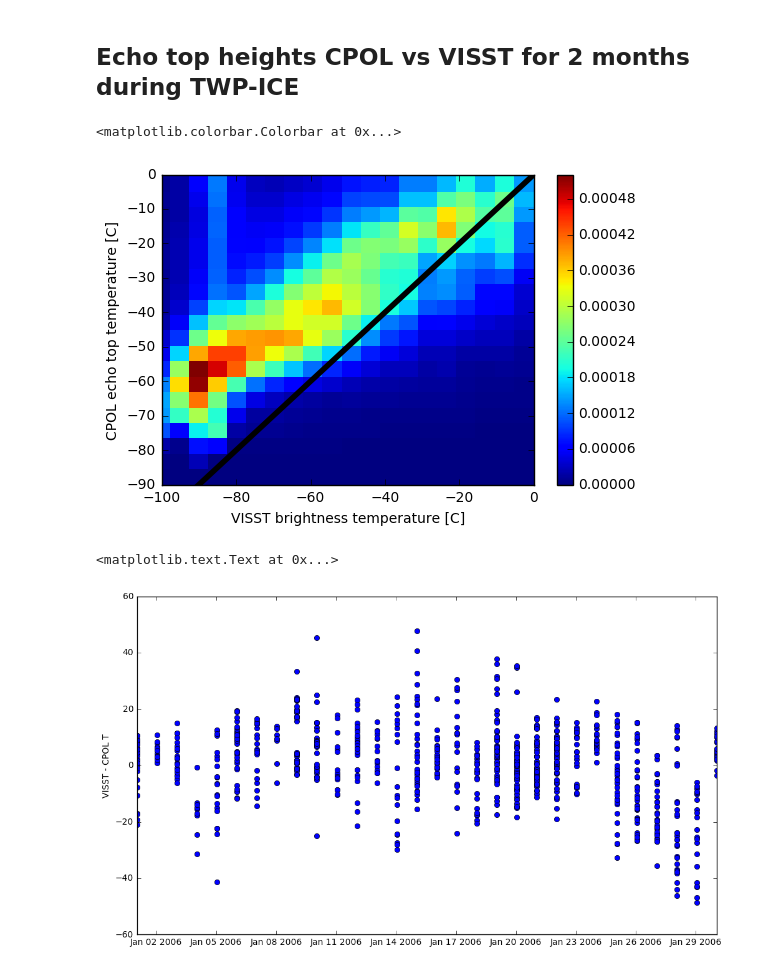
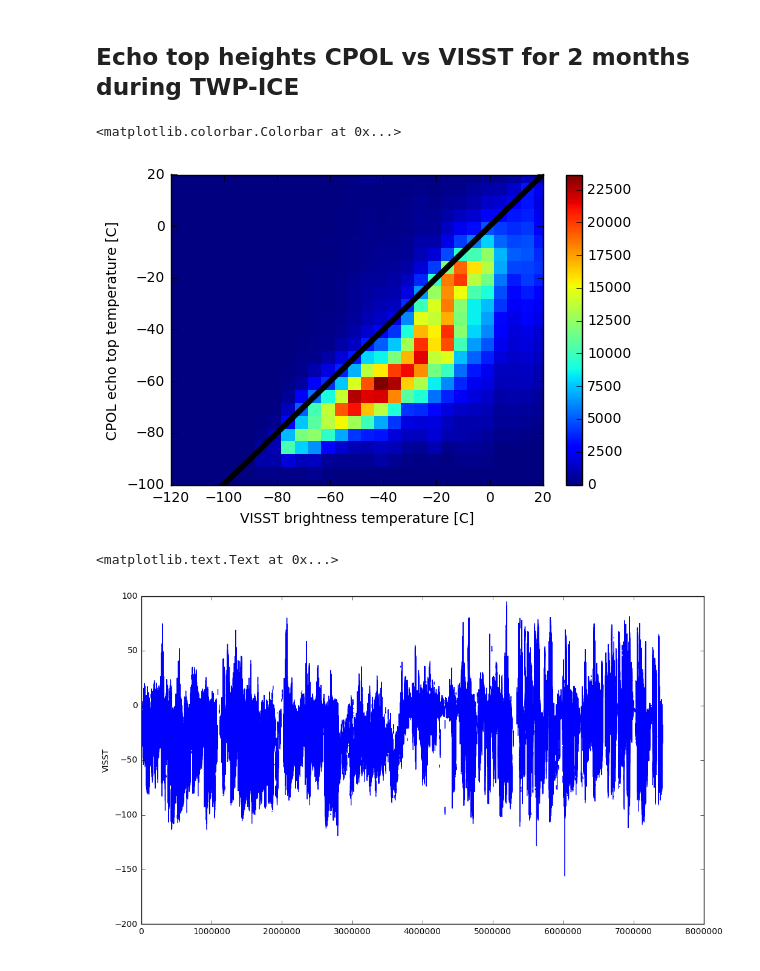
Before and after one commit to rcjackson/cmdv-rrm-anl, a Jupyter notebook: notebooks/Echo top heights.ipynb, the cells around one changed output. Drawn from its saved outputs; the diff is of its cells as text; code cells hidden in the pictures.

```diff
--- a/notebooks/Echo top heights.ipynb
+++ b/notebooks/Echo top heights.ipynb
@@ -513,43 +348,43 @@ plt.ylabel('CPOL echo top temperature [K]')
 ncdataset = Dataset('/home/rjackson/data/echo_top_heights_TWP-ICE.cdf',
                     mode='r')
 cpol_T = ncdataset.variables['cpol_T_echo_top'][:]
 visst_Tv = ncdataset.variables['visst_Tv'][:]
 years = ncdataset.variables['year'][:]
 months = ncdataset.variables['hour'][:]
 days = ncdataset.variables['day'][:]
 hours = ncdataset.variables['hour'][:]
 minutes = ncdataset.variables['minute'][:]
 seconds = ncdataset.variables['second'][:]
-range_excluded = np.logical_or(cpol_T < 150,
-                               cpol_T > 273)
-visst_range_excluded = np.logical_or(visst_Tv <= 170,
-                                     visst_Tv >= 273)
+range_excluded = np.logical_or(cpol_T < 130,
+                               cpol_T > 303)
+visst_range_excluded = np.logical_or(visst_Tv <= 130,
+                                     visst_Tv >= 303)
 cpol_T[np.logical_or(range_excluded,
                      visst_range_excluded)] = np.nan
 visst_Tv[np.logical_or(range_excluded,
                        visst_range_excluded)] = np.nan
-tb_delta = 10
-avg_bins = np.arange(200, 300, tb_delta)
+tb_delta = 5
+avg_bins = np.arange(140, 300, tb_delta)
 quartiles = np.zeros((len(avg_bins)-1,3))
 
 array1 = visst_Tv[np.logical_and(~np.isnan(visst_Tv),
                                  ~np.isnan(cpol_T))]
 array2 = cpol_T[np.logical_and(~np.isnan(visst_Tv),
                                  ~np.isnan(cpol_T))]
 hist, bins1, bins2 = np.histogram2d(array1.flatten(),
                                     array2.flatten(),
-                                    bins=20, normed=True)
+                                    bins=avg_bins, normed=False)
 bins1_grid, bins2_grid = np.meshgrid(bins1, bins2)
 plt.pcolormesh(bins1_grid-273.15, bins2_grid-273.15, hist, cmap='jet')
 plt.plot([-120, 300], [-120, 300], linewidth=4, color='k')
-plt.xlim([-100, 0])
-plt.ylim([-90, 0])
+plt.xlim([-120, 20])
+plt.ylim([-100, 20])
 plt.xlabel('VISST brightness temperature [C]')
 plt.ylabel('CPOL echo top temperature [C]')
 plt.colorbar()
 # %% [output]
 <matplotlib.colorbar.Colorbar at 0x...>
-[figure, old version]
+[figure, new version]
 # %%
 datenums = []
 visst_Tvm = []
@@ -560,17 +395,17 @@ for i in range(0,len(days)):
                                                      day=int(days[i]),
                                                      hour=int(hours[i]),
                                                      minute=int(minutes[i]))))
-    visst_Tvm.append(np.nanmean(visst_Tv[i]))
-    cpol_Tm.append(np.nanmean(cpol_T[i]))
+    visst_Tvm.append(np.mean(visst_Tv[i]))
+    cpol_Tm.append(np.mean(cpol_T[i]))
 
 visst_Tvm = np.array(visst_Tvm)
 cpol_Tm = np.array(cpol_Tm)
 plt.figure(figsize=(12,7))
-plt.plot_date(datenums, visst_Tvm-cpol_Tm)
-plt.ylabel('VISST - CPOL T')
+plt.plot(visst_Tv.flatten()-cpol_T.flatten())
+plt.ylabel('VISST')
 # %% [output]
 <matplotlib.text.Text at 0x...>
-[figure, old version]
+[figure, new version]
 # %%
 array1 = visst_Tv[np.logical_and(~np.isnan(visst_Tv),
                                  ~np.isnan(cpol_T))]
```
Also changed, not shown: parts of 11 cells of this notebook.
